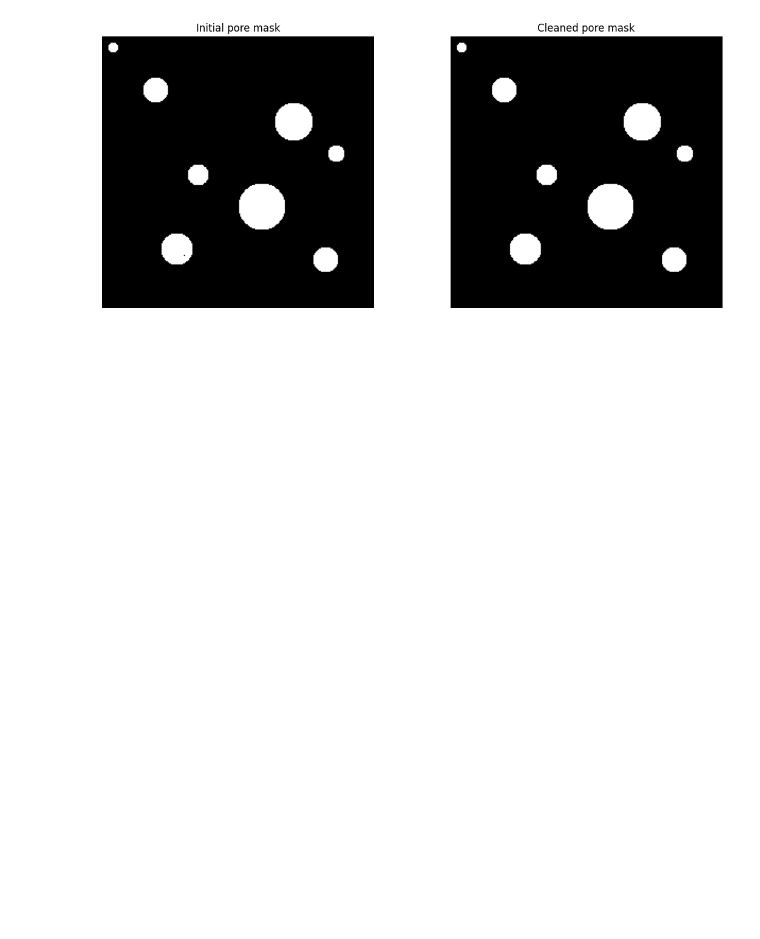
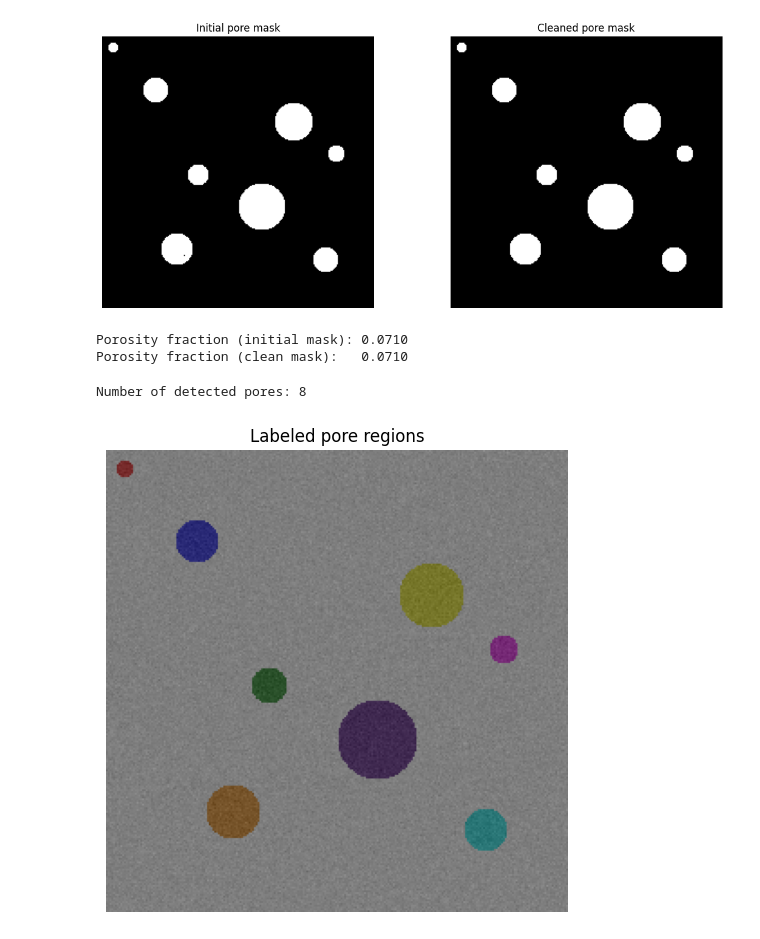
Before and after one commit to peterzm/ai-imaging-portfolio, a Jupyter notebook: 04_segmentation/notebooks/06_porosity_particle_analysis.ipynb, the cells around one changed output. Cells and saved outputs as stored; diff of their text form; code cells hidden in the pictures; blank space fills up the shorter version.

Commit message:
Calculamos la porosidad y guardamos el histograma

```diff
--- a/04_segmentation/notebooks/06_porosity_particle_analysis.ipynb
+++ b/04_segmentation/notebooks/06_porosity_particle_analysis.ipynb
@@ -169,13 +169,32 @@ compare_images(
 [figure]
 # %%
 """
-5.Estimación de la fracción de porosidad
-
+Estimación de la fracción de porosidad
 Una estimación sencilla de la porosidad es la fracción de píxeles clasificados como poros:
-
 \[
 \phi = \frac{N_{\text{poro}}}{N_{\text{total}}}
 \]
-
 Esta es una estimación de la fracción de área en 2D. En imágenes volumétricas, la misma idea se extiende a los vóxeles y la fracción de volumen.
 """
+phi_initial = porosity_fraction(pores_mask)
+phi_clean = porosity_fraction(pores_mask_clean)
+
+print(f"Porosity fraction (initial mask): {phi_initial:.4f}")
+print(f"Porosity fraction (clean mask):   {phi_clean:.4f}")
+# %% [output]
+Porosity fraction (initial mask): 0.0710
+Porosity fraction (clean mask):   0.0710
+# %%
+labels_pores = measure.label(pores_mask_clean, connectivity=2)
+
+print(f"Number of detected pores: {labels_pores.max()}")
+
+show_image(
+    color.label2rgb(labels_pores, image=image_porosity, bg_label=0),
+    "Labeled pore regions",
+    cmap=None,
+    save_path="../figures/figures_porosity_particle_analysis/05_labeled_pores.png"
+)
+# %% [output]
+Number of detected pores: 8
+[figure, added]
```
Also changed, not shown: parts of 3 cells of this notebook, 2 other files.
